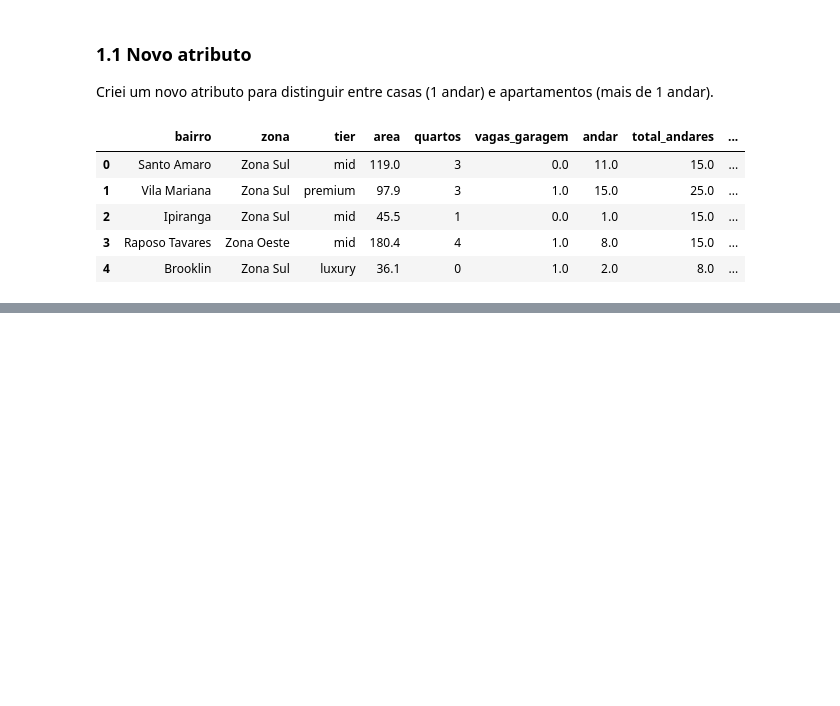
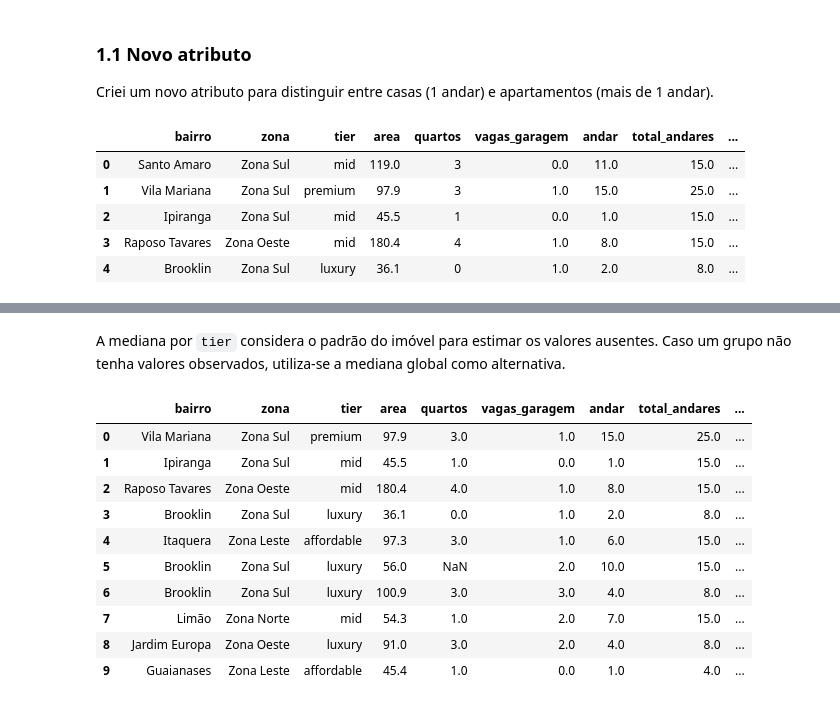
Before and after one commit to JoaoMAraujoJr/DataScience_2026.2, a Jupyter notebook: jupyters/Imputação e Normalização.ipynb, the cells around one changed output, grey strips where cells are left out. Saved outputs shown, nothing was run; the diff lists cells and outputs as text; code cells hidden in the pictures; blank space fills up the shorter version.

```diff
--- a/jupyters/Imputação e Normalização.ipynb
+++ b/jupyters/Imputação e Normalização.ipynb
@@ -82,0 +228,13 @@ imoveis_df.head()
+# %%
+# Função de apagamento e base-gabarito
+rng = np.random.default_rng(42)
+
+def erase_at_random(values, share):
+    return values.mask(rng.random(len(values)) < share)
+
+imoveis_true = (
+    imoveis_df
+    .dropna(subset=["condominio_mensal", "vagas_garagem"])
+    .reset_index(drop=True)
+)
+imoveis_true.head()
@@ -82,0 +250,10 @@ imoveis_df.head()
+# %%
+# Apaga valores em três colunas de tipos diferentes
+imoveis_missing = (
+    imoveis_true
+    .assign(
+        quartos=lambda df: erase_at_random(df["quartos"], .10),
+        aluguel_mensal=lambda df: erase_at_random(df["aluguel_mensal"], .15),
+        mobiliado=lambda df: erase_at_random(df["mobiliado"], .08),
+    )
+)
@@ -82,0 +289,27 @@ imoveis_df.head()
+# %% [markdown]
+A mediana por `tier` considera o padrão do imóvel para estimar os valores ausentes. Caso um grupo não tenha valores observados, utiliza-se a mediana global como alternativa.
+# %%
+# Imputação pela mediana de cada tier
+tier_based_median = (
+                    imoveis_missing.
+                    groupby("tier").
+                    agg(mediana_por_tier = ("aluguel_mensal","median"))
+                    )
+
+mediana_da_linha = imoveis_missing["tier"].map(tier_based_median["mediana_por_tier"]) # coluna da mediana por tier de todas as tuplas
+
+imoveis_input_por_tier = imoveis_missing.assign(aluguel_mensal=imoveis_missing["aluguel_mensal"].fillna(mediana_da_linha))
+
+imoveis_input_por_tier.head(10)
+# %% [output]
+|  | bairro | zona | tier | area | quartos | vagas_garagem | andar | total_andares | ... |
+| 0 | Vila Mariana | Zona Sul | premium | 97.9 | 3.0 | 1.0 | 15.0 | 25.0 | ... |
+| 1 | Ipiranga | Zona Sul | mid | 45.5 | 1.0 | 0.0 | 1.0 | 15.0 | ... |
+| 2 | Raposo Tavares | Zona Oeste | mid | 180.4 | 4.0 | 1.0 | 8.0 | 15.0 | ... |
+| 3 | Brooklin | Zona Sul | luxury | 36.1 | 0.0 | 1.0 | 2.0 | 8.0 | ... |
+| 4 | Itaquera | Zona Leste | affordable | 97.3 | 3.0 | 1.0 | 6.0 | 15.0 | ... |
+| 5 | Brooklin | Zona Sul | luxury | 56.0 | NaN | 2.0 | 10.0 | 15.0 | ... |
+| 6 | Brooklin | Zona Sul | luxury | 100.9 | 3.0 | 3.0 | 4.0 | 8.0 | ... |
+| 7 | Limão | Zona Norte | mid | 54.3 | 1.0 | 2.0 | 7.0 | 15.0 | ... |
+| 8 | Jardim Europa | Zona Oeste | luxury | 91.0 | 3.0 | 2.0 | 4.0 | 8.0 | ... |
+| 9 | Guaianases | Zona Leste | affordable | 45.4 | 1.0 | 0.0 | 1.0 | 4.0 | ... |
```
Also changed, not shown: parts of 22 cells of this notebook.
